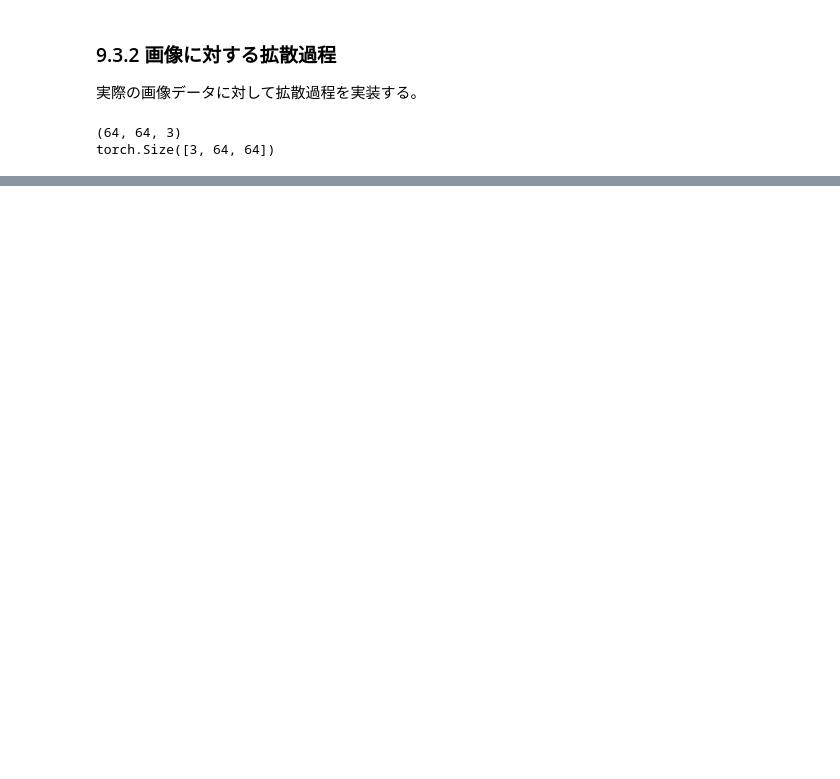
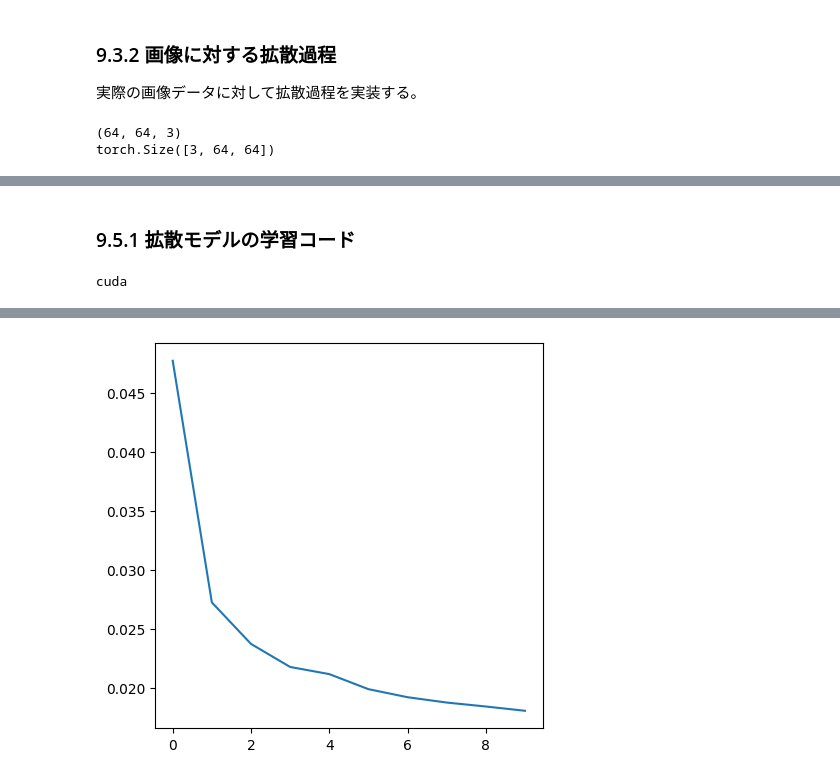
Before and after one commit to Spica08/deep-learning-from-scratch-5, a Jupyter notebook: step9.ipynb, the cells around one changed output, grey strips where cells are left out. Saved outputs shown, nothing was run; the diff lists cells and outputs as text; code cells hidden in the pictures; blank space fills up the shorter version.

```diff
--- a/step9.ipynb
+++ b/step9.ipynb
@@ -289,0 +518,12 @@ for i, (ax, img) in enumerate(zip(axes.ravel(), imgs)):
+# %% [markdown]
+### 9.5.1 拡散モデルの学習コード
+# %%
+image_size = 28
+batch_size = 128
+num_timesteps = 1000
+epochs = 10
+lr = 1e-3
+device = 'cuda' if torch.cuda.is_available() else 'cpu'
+print(device)
+# %% [output]
+cuda
@@ -289,0 +541,41 @@ for i, (ax, img) in enumerate(zip(axes.ravel(), imgs)):
+# %%
+preprocess = transforms.ToTensor()
+dataset = torchvision.datasets.MNIST(root = './data',
+                                     download = True,
+                                     transform = preprocess)
+dataloader = DataLoader(dataset, batch_size = batch_size, shuffle = True)
+
+diffuser = Diffuser(num_timesteps, device = device)
+model = UNet()
+model.to(device)
+optimizer = Adam(model.parameters(), lr = lr)
+# %%
+# train
+losses = []
+for epoch in range(epochs):
+    loss_sum = 0.0
+    cnt = 0
+
+    for x, label in tqdm(dataloader):
+        x = x.to(device)
+        t = torch.randint(1, num_timesteps, (len(x), ), device = device)
+
+        x_noisy, noise = diffuser.add_noise(x, t)
+        noise_pred = model(x_noisy, t)
+        loss = F.mse_loss(noise, noise_pred)
+
+        optimizer.zero_grad()
+        loss.backward()
+        optimizer.step()
+
+        loss_sum += loss.item()
+        cnt += 1
+
+    loss_avg = loss_sum / cnt
+    losses.append(loss_avg)
+    print(f"Epoch {epoch} loss: {loss_avg}")
+
+fig, ax = plt.subplots(figsize = (5, 5))
+ax.plot(losses)
+fig.show()
+# %% [output]
@@ -289,0 +592 @@ for i, (ax, img) in enumerate(zip(axes.ravel(), imgs)):
+[figure, added]
```
Also changed, not shown: parts of 19 cells of this notebook.
